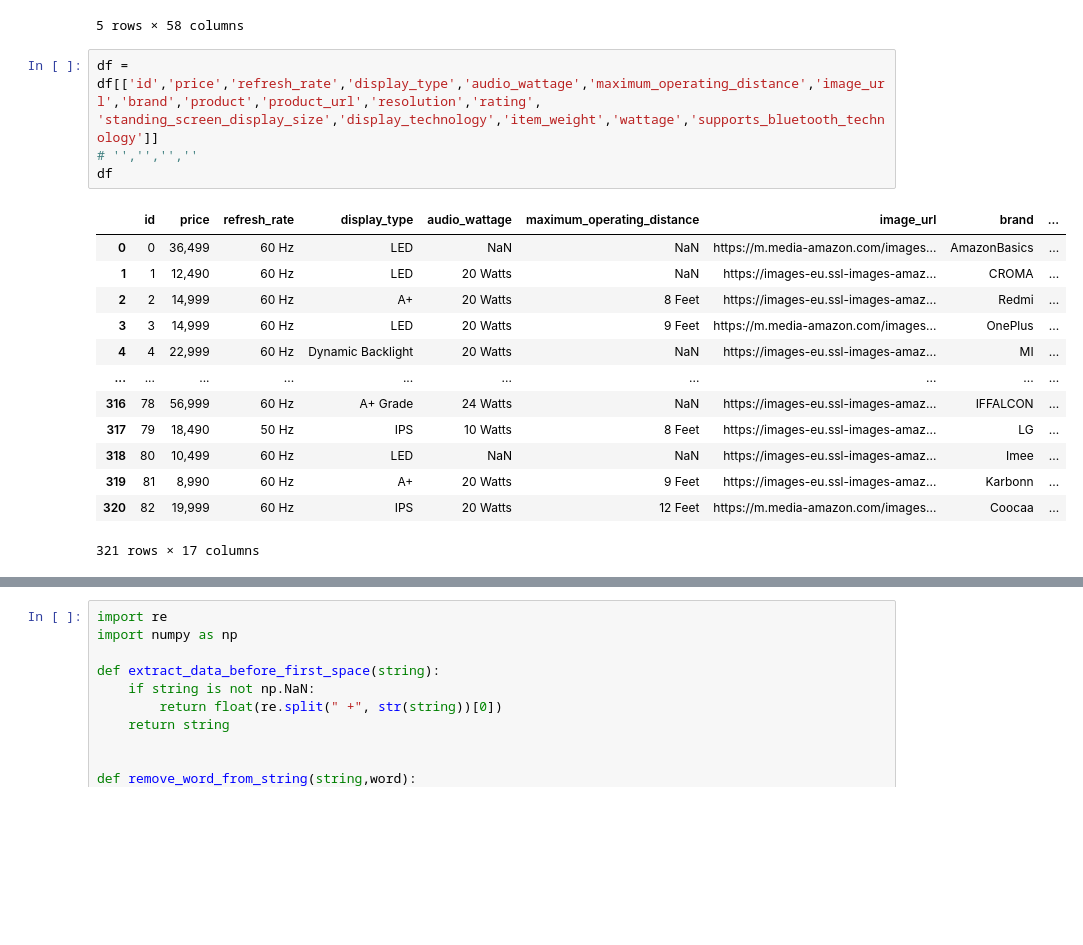
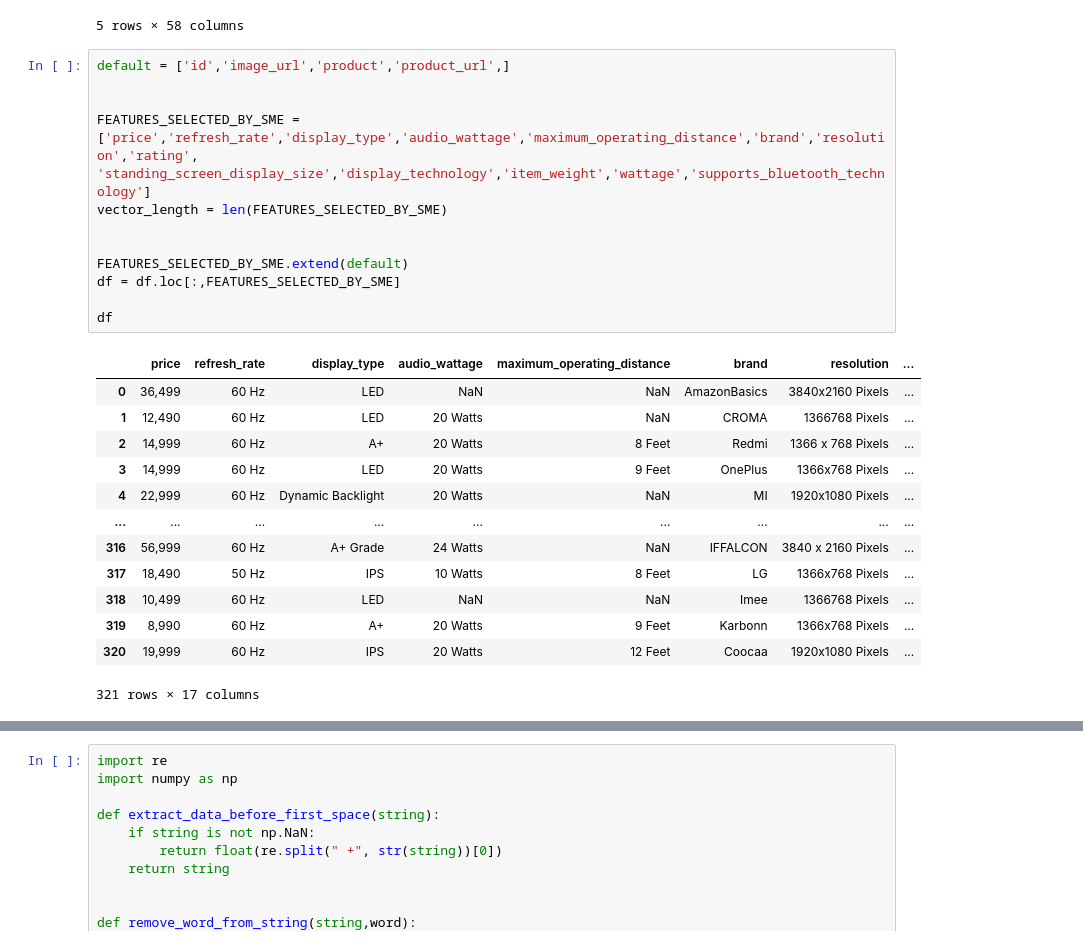
Before and after one commit to AjayKumarChintada/prodcut_recommend, a Jupyter notebook: notebooks/preprocessing.ipynb, the cells around one changed output, grey strips where cells are left out. Saved outputs shown, nothing was run; the diff lists cells and outputs as text; blank space fills up the shorter version.

```diff
--- a/notebooks/preprocessing.ipynb
+++ b/notebooks/preprocessing.ipynb
@@ -103,23 +103,31 @@ df.head()
 | 4 | 4 | https://images-eu.ssl-images-amaz... | MI | DIXON TECHNOLOGIES (INDIA) LIMITED | Mi 108 cm (43 inches) Full HD And... | https://amazon.in/inches-Full-And... | 22,999 | 1920x1080 Pixels | Wi-Fi, USB, Ethernet, HDMI | ... |
 5 rows × 58 columns
 # %%
-df = df[['id','price','refresh_rate','display_type','audio_wattage','maximum_operating_distance','image_url','brand','product','product_url','resolution','rating',
-'standing_screen_display_size','display_technology','item_weight','wattage','supports_bluetooth_technology']]
-# '','','',''
+default = ['id','image_url','product','product_url',]
+
+
+FEATURES_SELECTED_BY_SME = ['price','refresh_rate','display_type','audio_wattage','maximum_operating_distance','brand','resolution','rating',
+'standing_screen_display_size','display_technology','item_weight','wattage','supports_bluetooth_technology']
+vector_length = len(FEATURES_SELECTED_BY_SME)
+
+
+FEATURES_SELECTED_BY_SME.extend(default)
+df = df.loc[:,FEATURES_SELECTED_BY_SME]
+
 df
 # %% [output]
-|  | id | price | refresh_rate | display_type | audio_wattage | maximum_operating_distance | image_url | brand | ... |
-| 0 | 0 | 36,499 | 60 Hz | LED | NaN | NaN | https://m.media-amazon.com/images... | AmazonBasics | ... |
-| 1 | 1 | 12,490 | 60 Hz | LED | 20 Watts | NaN | https://images-eu.ssl-images-amaz... | CROMA | ... |
-| 2 | 2 | 14,999 | 60 Hz | A+ | 20 Watts | 8 Feet | https://images-eu.ssl-images-amaz... | Redmi | ... |
-| 3 | 3 | 14,999 | 60 Hz | LED | 20 Watts | 9 Feet | https://m.media-amazon.com/images... | OnePlus | ... |
-| 4 | 4 | 22,999 | 60 Hz | Dynamic Backlight | 20 Watts | NaN | https://images-eu.ssl-images-amaz... | MI | ... |
-| ... | ... | ... | ... | ... | ... | ... | ... | ... | ... |
-| 316 | 78 | 56,999 | 60 Hz | A+ Grade | 24 Watts | NaN | https://images-eu.ssl-images-amaz... | IFFALCON | ... |
-| 317 | 79 | 18,490 | 50 Hz | IPS | 10 Watts | 8 Feet | https://images-eu.ssl-images-amaz... | LG | ... |
-| 318 | 80 | 10,499 | 60 Hz | LED | NaN | NaN | https://images-eu.ssl-images-amaz... | Imee | ... |
-| 319 | 81 | 8,990 | 60 Hz | A+ | 20 Watts | 9 Feet | https://images-eu.ssl-images-amaz... | Karbonn | ... |
-| 320 | 82 | 19,999 | 60 Hz | IPS | 20 Watts | 12 Feet | https://m.media-amazon.com/images... | Coocaa | ... |
+|  | price | refresh_rate | display_type | audio_wattage | maximum_operating_distance | brand | resolution | ... |
+| 0 | 36,499 | 60 Hz | LED | NaN | NaN | AmazonBasics | 3840x2160 Pixels | ... |
+| 1 | 12,490 | 60 Hz | LED | 20 Watts | NaN | CROMA | 1366768 Pixels | ... |
+| 2 | 14,999 | 60 Hz | A+ | 20 Watts | 8 Feet | Redmi | 1366 x 768 Pixels | ... |
+| 3 | 14,999 | 60 Hz | LED | 20 Watts | 9 Feet | OnePlus | 1366x768 Pixels | ... |
+| 4 | 22,999 | 60 Hz | Dynamic Backlight | 20 Watts | NaN | MI | 1920x1080 Pixels | ... |
+| ... | ... | ... | ... | ... | ... | ... | ... | ... |
+| 316 | 56,999 | 60 Hz | A+ Grade | 24 Watts | NaN | IFFALCON | 3840 x 2160 Pixels | ... |
+| 317 | 18,490 | 50 Hz | IPS | 10 Watts | 8 Feet | LG | 1366x768 Pixels | ... |
+| 318 | 10,499 | 60 Hz | LED | NaN | NaN | Imee | 1366768 Pixels | ... |
+| 319 | 8,990 | 60 Hz | A+ | 20 Watts | 9 Feet | Karbonn | 1366x768 Pixels | ... |
+| 320 | 19,999 | 60 Hz | IPS | 20 Watts | 12 Feet | Coocaa | 1920x1080 Pixels | ... |
 321 rows × 17 columns
 # %%
 missing_value_df = null_percentage(df)
```
Also changed, not shown: parts of 9 cells of this notebook.
